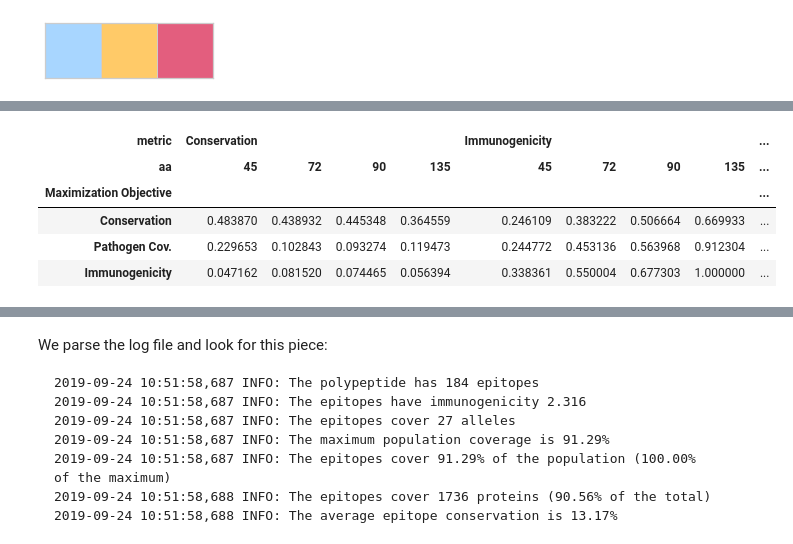
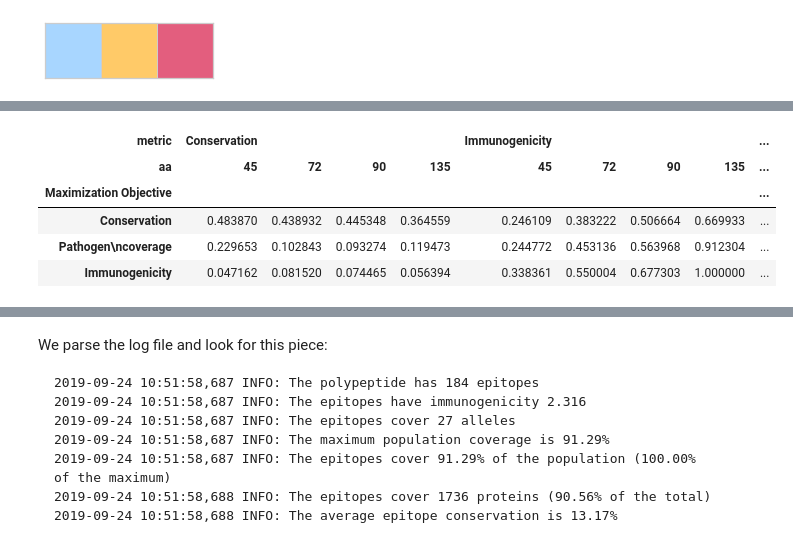
Before and after one commit to SchubertLab/GeneralizedEvDesign, a Jupyter notebook: plots.ipynb, the cells around one changed output, grey strips where cells are left out. Cells and saved outputs as stored; diff of their text form; code cells hidden in the pictures.

```diff
--- a/plots.ipynb
+++ b/plots.ipynb
@@ -170,21 +136,21 @@ piv
 | immunogen | 0.047162 | 0.081520 | 0.074465 | 0.056394 | 0.338361 | 0.550004 | 0.677303 | 1.000000 | 0.535520 | ... |
 # %%
 vaxmap = {
-    'coverage': 'Pathogen Cov.',
-    'norm_prot_coverage': 'Pathogen Cov.',
+    'coverage': 'Pathogen\ncoverage',
+    'norm_prot_coverage': 'Pathogen\ncoverage',
     'immunogen': 'Immunogenicity',
     'conservation': 'Conservation',
-    'rel_pop_coverage': 'Pop. coverage',
+    'rel_pop_coverage': 'Population\ncoverage',
 }
 piv = piv.rename(columns=vaxmap, index=vaxmap)
 piv.index.name = 'Maximization Objective'
 piv
 # %% [output]
 | metric | Conservation |  |  |  | Immunogenicity |  |  |  | ... |
 | aa | 45 | 72 | 90 | 135 | 45 | 72 | 90 | 135 | ... |
 | Maximization Objective |  |  |  |  |  |  |  |  | ... |
 | Conservation | 0.483870 | 0.438932 | 0.445348 | 0.364559 | 0.246109 | 0.383222 | 0.506664 | 0.669933 | ... |
-| Pathogen Cov. | 0.229653 | 0.102843 | 0.093274 | 0.119473 | 0.244772 | 0.453136 | 0.563968 | 0.912304 | ... |
+| Pathogen\ncoverage | 0.229653 | 0.102843 | 0.093274 | 0.119473 | 0.244772 | 0.453136 | 0.563968 | 0.912304 | ... |
 | Immunogenicity | 0.047162 | 0.081520 | 0.074465 | 0.056394 | 0.338361 | 0.550004 | 0.677303 | 1.000000 | ... |
 # %%
 pivot_mean = df[
```
Also changed, not shown: parts of 69 cells of this notebook, 6 other files.
